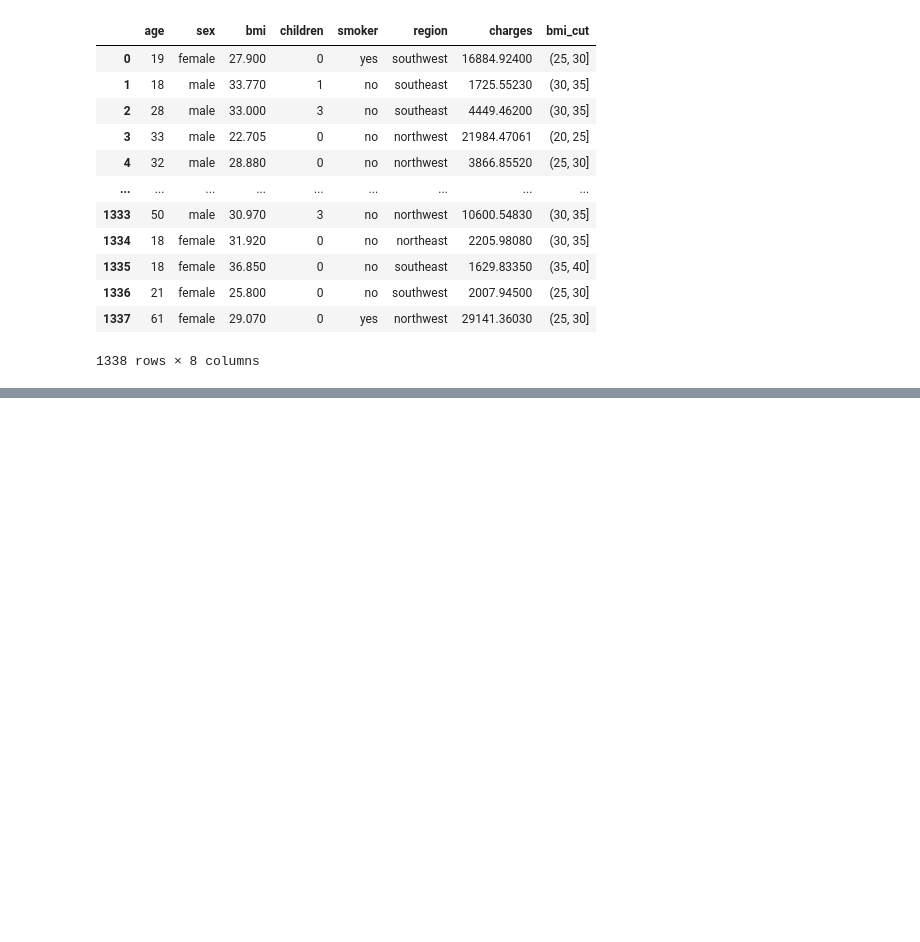
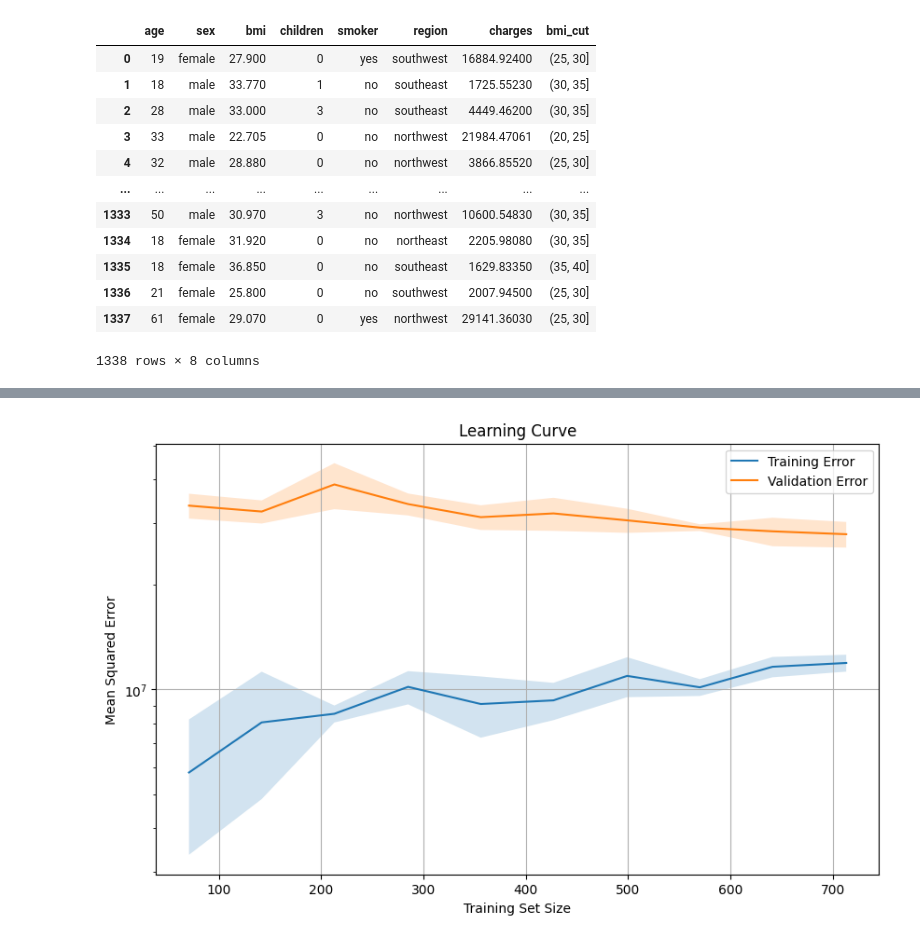
Before and after one commit to johann-wg/Kaggle, a Jupyter notebook: kaggle_medical_cost.ipynb, the cells around one changed output, grey strips where cells are left out. Saved outputs shown, nothing was run; the diff lists cells and outputs as text; code cells hidden in the pictures; blank space fills up the shorter version.

```diff
--- a/kaggle_medical_cost.ipynb
+++ b/kaggle_medical_cost.ipynb
@@ -113,0 +187,29 @@ data
+# %%
+from sklearn.model_selection import GridSearchCV, learning_curve, validation_curve
+
+
+# 학습곡선
+sizes, train_scores, val_scores = learning_curve(estimator=dt, X=X_train, y=y_train,
+                                                train_sizes=np.linspace(0.1, 1.0, 10),
+                                                cv=3, scoring='neg_mean_squared_error', n_jobs=-1)
+
+train_mean = -np.mean(train_scores, axis=1)
+train_std = np.std(train_scores, axis=1)
+val_mean = -np.mean(val_scores, axis=1)
+val_std = np.std(val_scores, axis=1)
+
+plt.figure(figsize=(10, 6))
+plt.plot(sizes, train_mean, label='Training Error')
+plt.fill_between(sizes, train_mean - train_std, train_mean + train_std, alpha=0.2)
+plt.plot(sizes, val_mean, label='Validation Error')
+plt.fill_between(sizes, val_mean - val_std, val_mean + val_std, alpha=0.2)
+
+plt.yscale('log')
+plt.title('Learning Curve')
+plt.xlabel('Training Set Size')
+plt.ylabel('Mean Squared Error')
+plt.legend(loc='best')
+plt.grid(True)
+plt.show()
+# %% [output]
+[figure, added]
```
Also changed, not shown: parts of 13 cells of this notebook.
